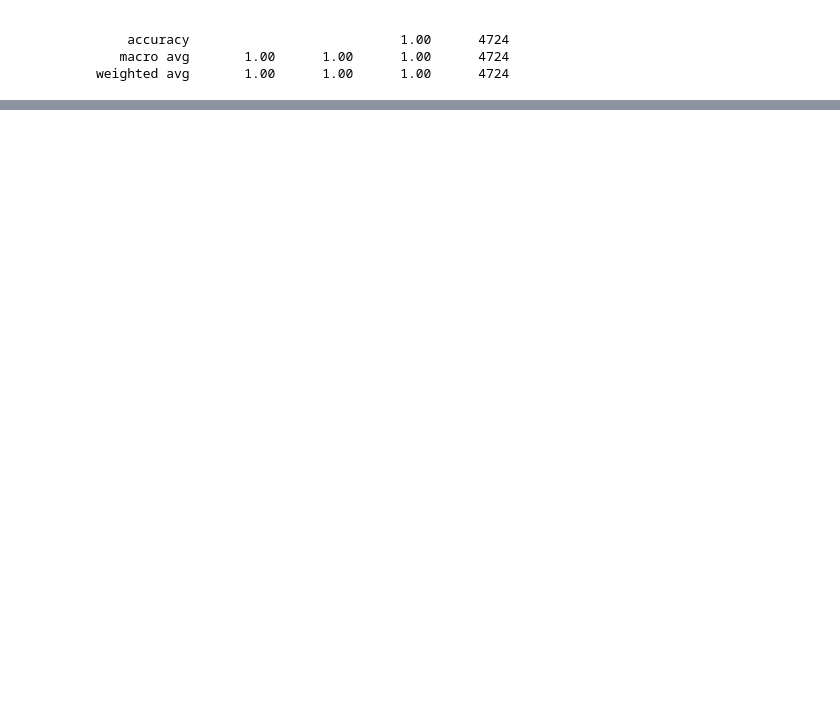
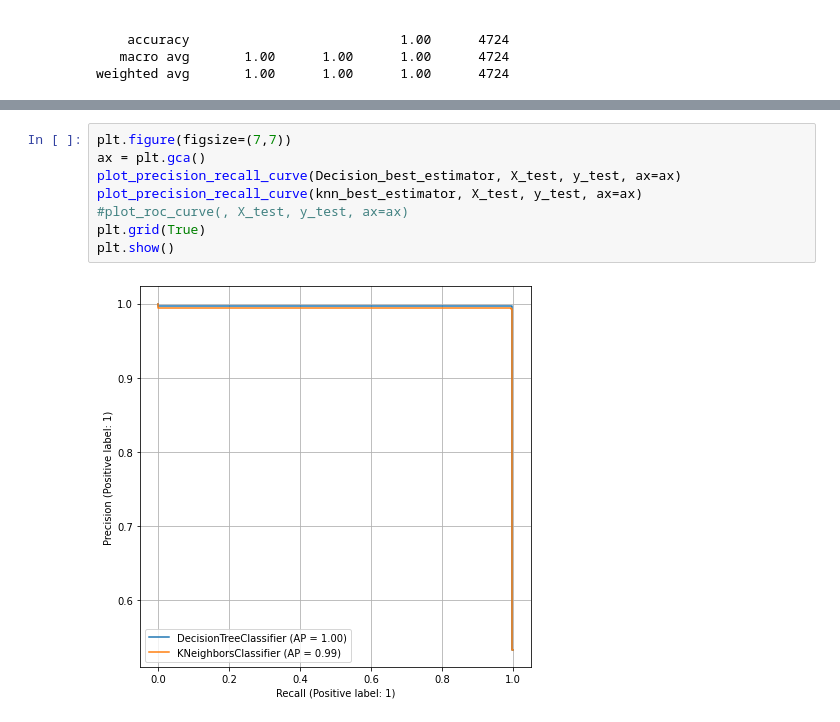
Before and after one commit to mein0121/Intrusion-Detection, a Jupyter notebook: 신영일/IntrusionDetection.ipynb, the cells around one changed output, grey strips where cells are left out. Saved outputs shown, nothing was run; the diff lists cells and outputs as text; blank space fills up the shorter version.

```diff
--- a/신영일/IntrusionDetection.ipynb
+++ b/신영일/IntrusionDetection.ipynb
@@ -1444,0 +1445,10 @@ weighted avg       1.00      1.00      1.00      6298
+# %%
+plt.figure(figsize=(7,7))
+ax = plt.gca()
+plot_precision_recall_curve(Decision_best_estimator, X_test, y_test, ax=ax)
+plot_precision_recall_curve(knn_best_estimator, X_test, y_test, ax=ax)
+#plot_roc_curve(, X_test, y_test, ax=ax)
+plt.grid(True)
+plt.show()
+# %% [output]
+[figure, added]
```
Also changed, not shown: parts of 19 cells of this notebook.
